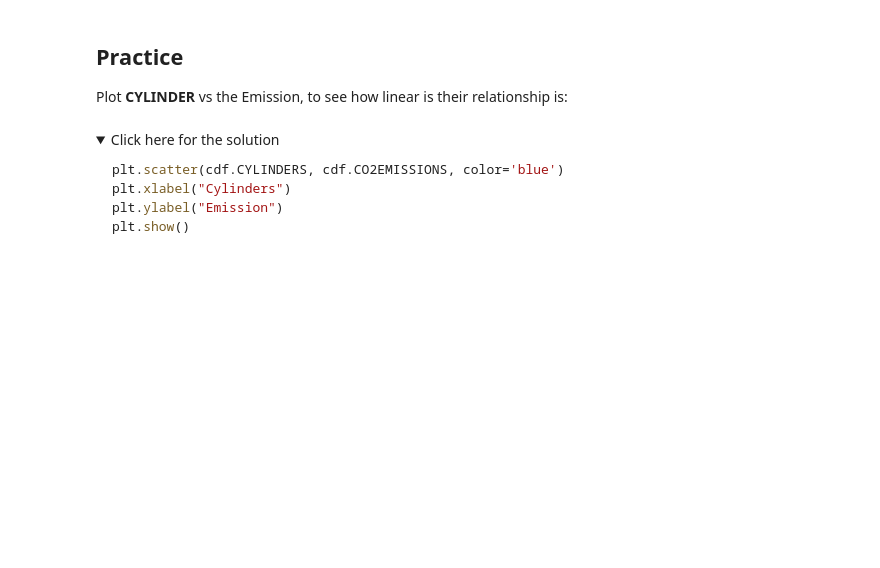
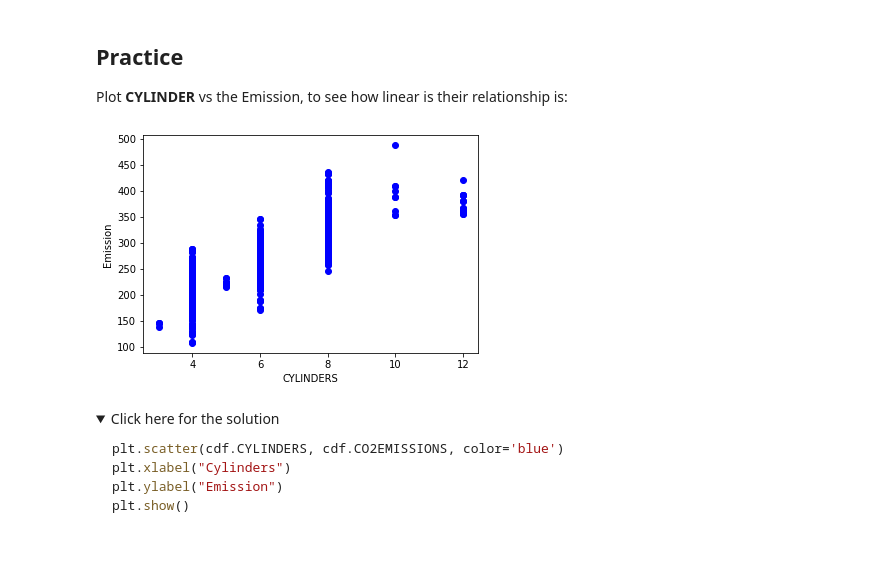
Before and after one commit to KoladeM/MachineLearningWithPython, a Jupyter notebook: ML0101EN-Reg-Simple-Linear-Regression-Co2.ipynb, the cells around one changed output. Cells and saved outputs as stored; diff of their text form; code cells hidden in the pictures; folded sections open; blank space fills up the shorter version.

```diff
--- a/ML0101EN-Reg-Simple-Linear-Regression-Co2.ipynb
+++ b/ML0101EN-Reg-Simple-Linear-Regression-Co2.ipynb
@@ -139,3 +137,11 @@ Plot **CYLINDER** vs the Emission, to see how linear is their relationship is:
+# %%
+# write your code here
+plt.scatter(cdf.CYLINDERS, cdf.CO2EMISSIONS,  color='blue')
+plt.xlabel("CYLINDERS")
+plt.ylabel("Emission")
+plt.show()
+# %% [output]
+[figure, added]
 # %% [markdown]
 <details><summary>Click here for the solution</summary>
 
```
Also changed, not shown: parts of 5 cells of this notebook.
